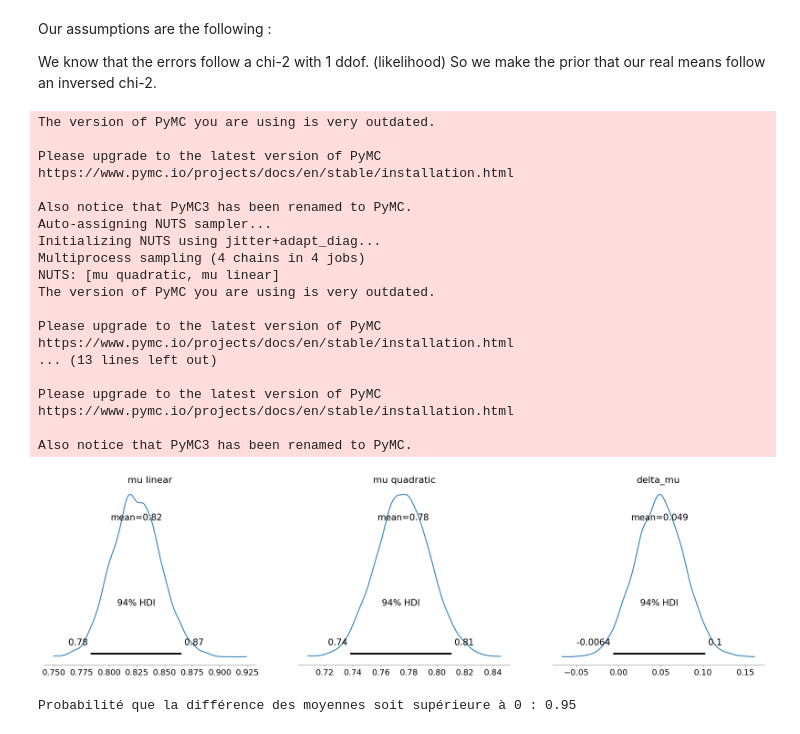
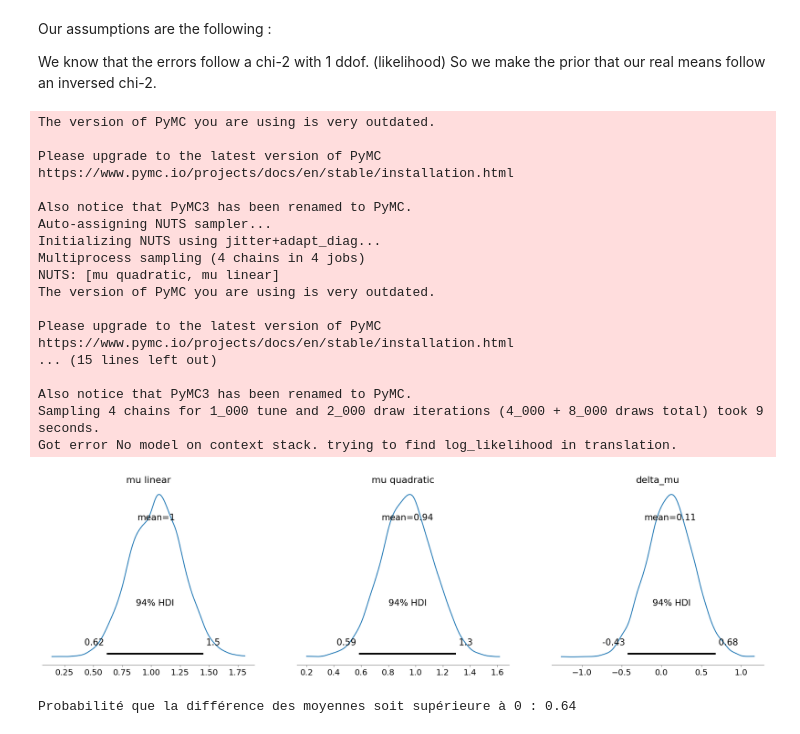
Before and after one commit to AntoineGilsonGH/Statistical-Assessment-of-Trained-Models, a Jupyter notebook: 4_Statistical_Assessment_Two_Models.ipynb, the cells around one changed output. Saved outputs shown, nothing was run; the diff lists cells and outputs as text; code cells hidden in the pictures.

```diff
--- a/4_Statistical_Assessment_Two_Models.ipynb
+++ b/4_Statistical_Assessment_Two_Models.ipynb
@@ -20,9 +20,9 @@ def extract_bounds(intervals):
 # %% [markdown]
 Select your two files containing the errors, with the same metric, of two models or two samples
 # %%
-errors_file_A = pd.read_csv("Errors/Errors_linear_model_MAE_.csv")
+errors_file_A = pd.read_csv("Errors/Errors_linear_MSE_150_150.csv")
 errors_A = errors_file_A.values.flatten()
-errors_file_B = pd.read_csv("Errors/Errors_quadratic_model_MAE_.csv")
+errors_file_B = pd.read_csv("Errors/Errors_quadratic_MSE_150_150.csv")
 errors_B = errors_file_B.values.flatten()
 errors = errors_A - errors_B
 errors
@@ -214,15 +214,14 @@ Our assumptions are the following :
 We know that the errors follow a chi-2 with 1 ddof. (likelihood)
 So we make the prior that our real means follow an inversed chi-2.
 # %%
-
 sigma_A = np.std(errors_A)
 sigma_B = np.std(errors_B)
 
 # Modèle bayésien avec PyMC3
 with pm.Model() as model:
     # Priors pour les variances, utilisant la distribution Inverse Gamma
-    mu1 = pm.Normal('mu linear', mu=0, sigma=1)
-    mu2 = pm.Normal('mu quadratic', mu=0, sigma=1)
+    mu1 = pm.Normal('mu linear', mu=0, sigma=100)
+    mu2 = pm.Normal('mu quadratic', mu=0, sigma=100)
 
     # Likelihood
     y1 = pm.Normal('Likelihood linear', mu=mu1, sigma=sigma_A**2, observed=errors_A)
@@ -230,35 +229,35 @@ with pm.Model() as model:
 
     # Différence des moyennes
     delta_mu = pm.Deterministic('delta_mu', mu1 - mu2)
 
     # Inference
     trace = pm.sample(2000, return_inferencedata=False)
 
 # Résultats
 pm.plot_posterior(trace, var_names=['mu linear', 'mu quadratic', 'delta_mu'])
 plt.show()
 
 # Probabilité que la différence des moyennes soit supérieure à 0
 delta_mu_samples = trace['delta_mu']
 prob_delta_mu_gt_zero = np.mean(delta_mu_samples > 0)
 print(f"Probabilité que la différence des moyennes soit supérieure à 0 : {prob_delta_mu_gt_zero:.2f}")
 # %% [output]
 The version of PyMC you are using is very outdated.
 
 Please upgrade to the latest version of PyMC https://www.pymc.io/projects/docs/en/stable/installation.html
 
 Also notice that PyMC3 has been renamed to PyMC.
 Auto-assigning NUTS sampler...
 Initializing NUTS using jitter+adapt_diag...
 Multiprocess sampling (4 chains in 4 jobs)
 NUTS: [mu quadratic, mu linear]
 The version of PyMC you are using is very outdated.
 
 Please upgrade to the latest version of PyMC https://www.pymc.io/projects/docs/en/stable/installation.html
-... (13 lines left out)
-
-Please upgrade to the latest version of PyMC https://www.pymc.io/projects/docs/en/stable/installation.html
+... (15 lines left out)
 
 Also notice that PyMC3 has been renamed to PyMC.
+Sampling 4 chains for 1_000 tune and 2_000 draw iterations (4_000 + 8_000 draws total) took 9 seconds.
+Got error No model on context stack. trying to find log_likelihood in translation.
-[figure, old version]
+[figure, new version]
-Probabilité que la différence des moyennes soit supérieure à 0 : 0.95
+Probabilité que la différence des moyennes soit supérieure à 0 : 0.64
```
Also changed, not shown: parts of 2 cells of this notebook, 9 other files.
